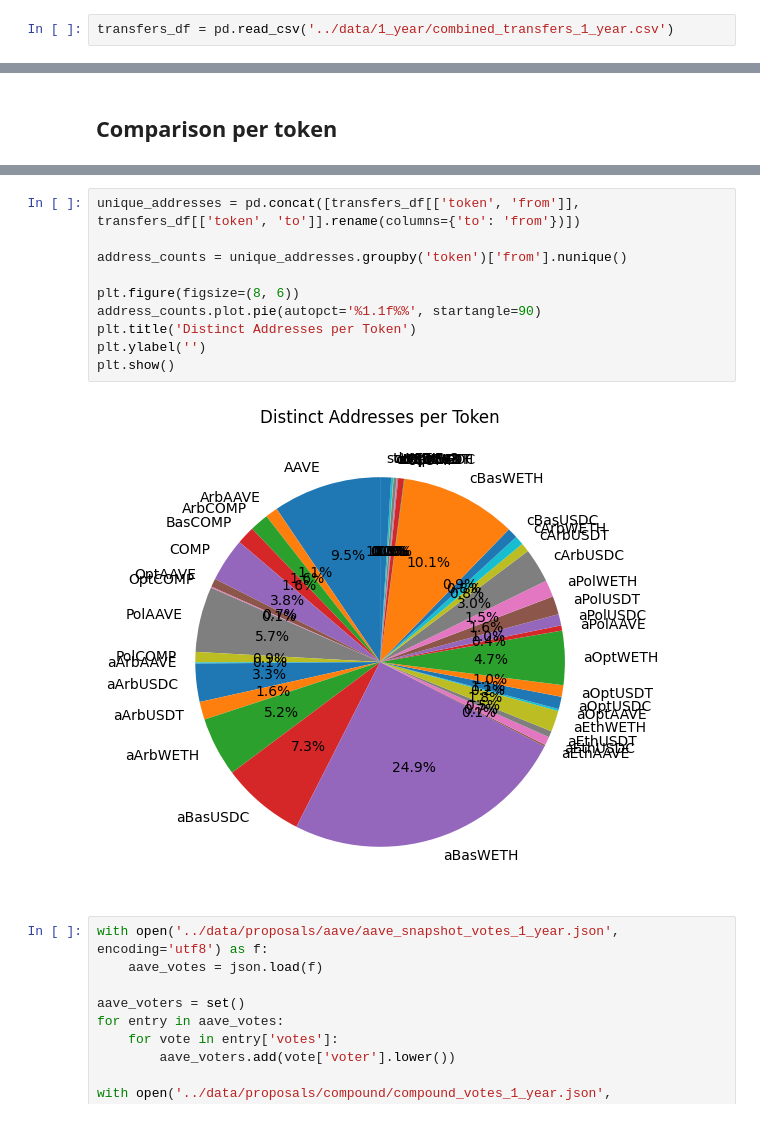
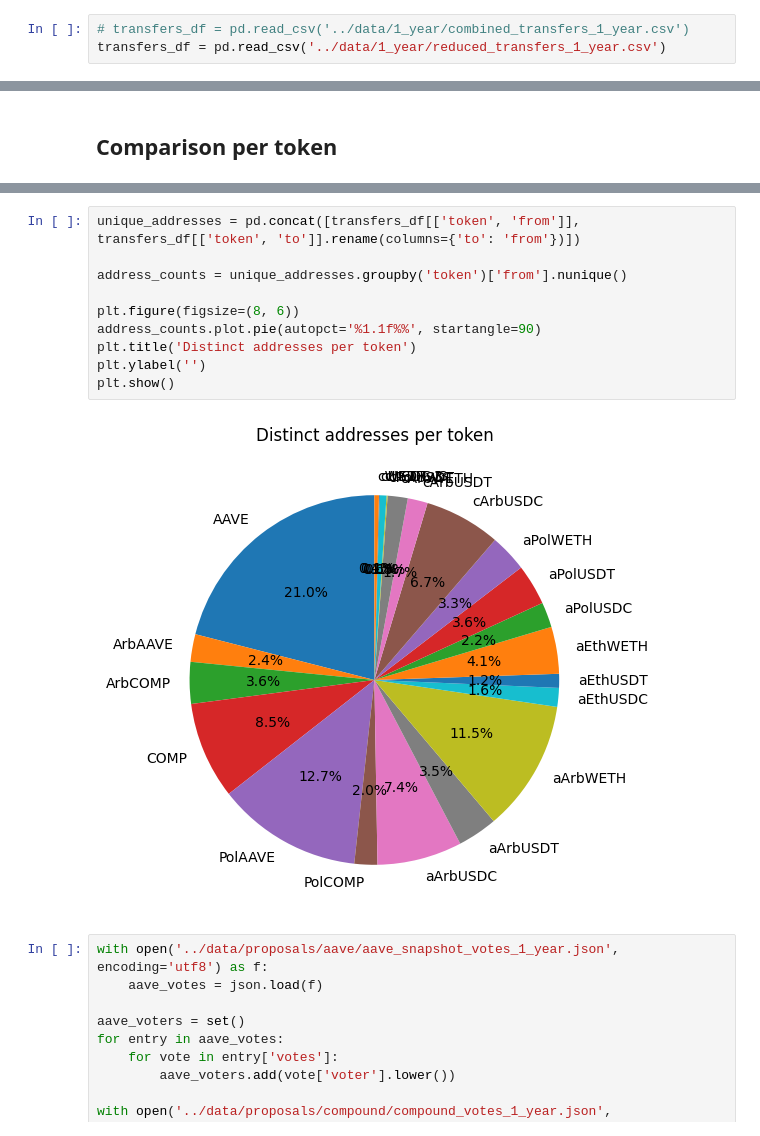
Before and after one commit to SamHes/Master-thesis, a Jupyter notebook: analysis/node_analysis.ipynb, the cells around one changed output, grey strips where cells are left out. Drawn from its saved outputs; the diff is of its cells as text.

```diff
--- a/analysis/node_analysis.ipynb
+++ b/analysis/node_analysis.ipynb
@@ -11,3 +12,4 @@ from matplotlib_venn import venn2
 # %%
-transfers_df = pd.read_csv('../data/1_year/combined_transfers_1_year.csv')
+# transfers_df = pd.read_csv('../data/1_year/combined_transfers_1_year.csv')
+transfers_df = pd.read_csv('../data/1_year/reduced_transfers_1_year.csv')
 # %%
@@ -28,15 +30,15 @@ plt.show()
 # %%
 unique_addresses = pd.concat([transfers_df[['token', 'from']], transfers_df[['token', 'to']].rename(columns={'to': 'from'})])
 
 address_counts = unique_addresses.groupby('token')['from'].nunique()
 
 plt.figure(figsize=(8, 6))
 address_counts.plot.pie(autopct='%1.1f%%', startangle=90)
-plt.title('Distinct Addresses per Token')
+plt.title('Distinct addresses per token')
 plt.ylabel('')
 plt.show()
 # %% [output]
-[figure, old version]
+[figure, new version]
 # %%
 with open('../data/proposals/aave/aave_snapshot_votes_1_year.json', encoding='utf8') as f:
     aave_votes = json.load(f)
```
Also changed, not shown: parts of 17 cells of this notebook, 23 other files.
